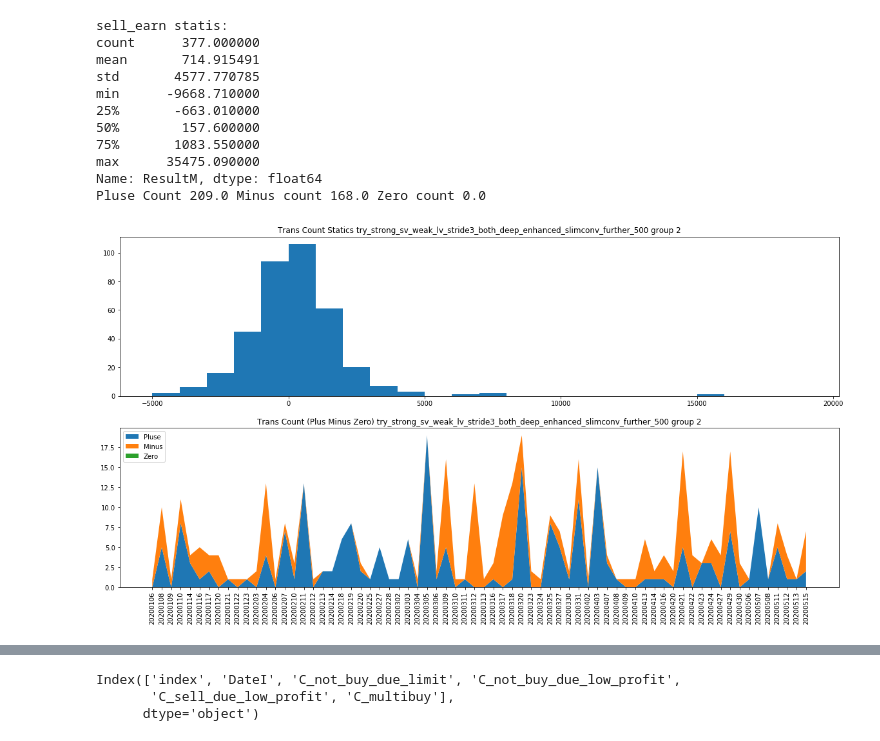
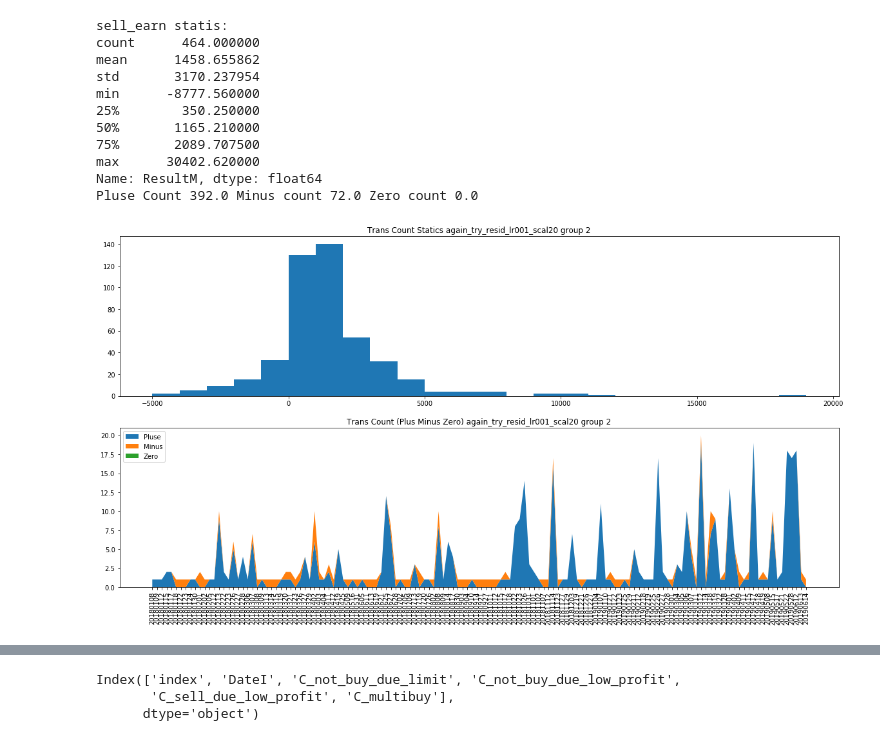
Before and after one commit to 1323767083/2020P3, a Jupyter notebook: Z_CC.ipynb, the cells around one changed output, grey strips where cells are left out. Saved outputs shown, nothing was run; the diff lists cells and outputs as text; code cells hidden in the pictures.

```diff
--- a/Z_CC.ipynb
+++ b/Z_CC.ipynb
@@ -226,22 +228,22 @@ ET 500 group 3  result 120570.39 group 2 result -86197.87 total 34372.52
 # %%
 import importlib
 import Eval_CC_ana as ana
 importlib.reload(ana)
 
-ana.ana_transaction_1ET_on_count(system_name="try_strong_sv_weak_lv_stride3_both_deep_enhanced_slimconv_further_500",Eval_Group_idx=2,ET=61500,flag_old=False)
+ana.ana_transaction_1ET_on_count(system_name="again_try_resid_lr001_scal20",Eval_Group_idx=2,ET=22500,flag_old=False)
 # %% [output]
 sell_earn statis:
-count      377.000000
-mean       714.915491
-std       4577.770785
-min      -9668.710000
-25%       -663.010000
-50%        157.600000
-75%       1083.550000
-max      35475.090000
+count      464.000000
+mean      1458.655862
+std       3170.237954
+min      -8777.560000
+25%        350.250000
+50%       1165.210000
+75%       2089.707500
+max      30402.620000
 Name: ResultM, dtype: float64
-Pluse Count 209.0 Minus count 168.0 Zero count 0.0
+Pluse Count 392.0 Minus count 72.0 Zero count 0.0
-[figure, old version]
+[figure, new version]
 # %%
 import importlib
 import Eval_CC_ana as ana
```
Also changed, not shown: parts of 2 cells of this notebook, 11 other files.
